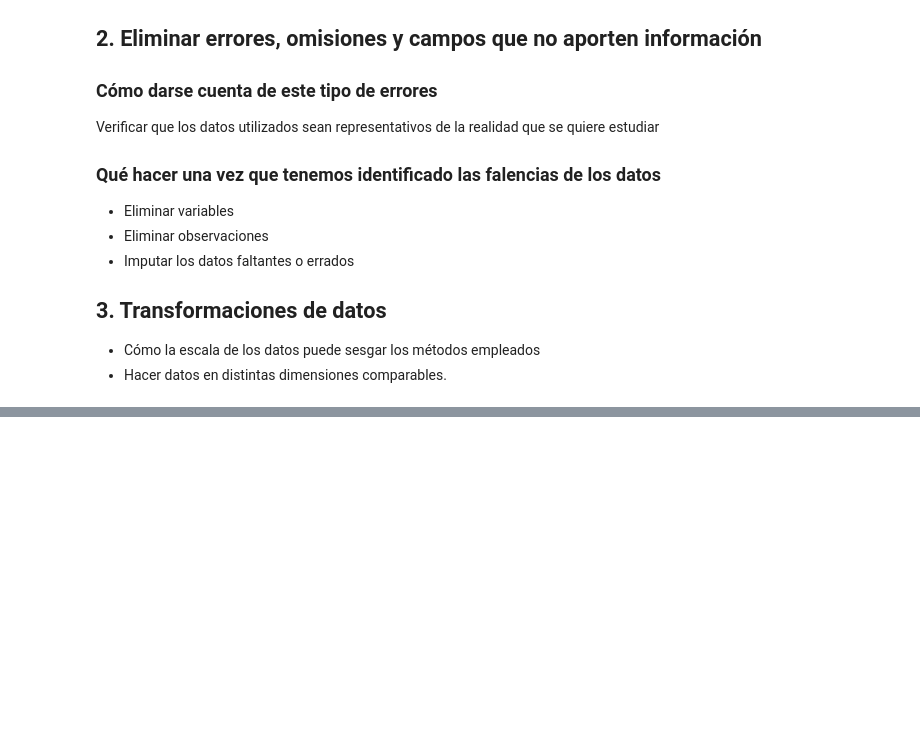
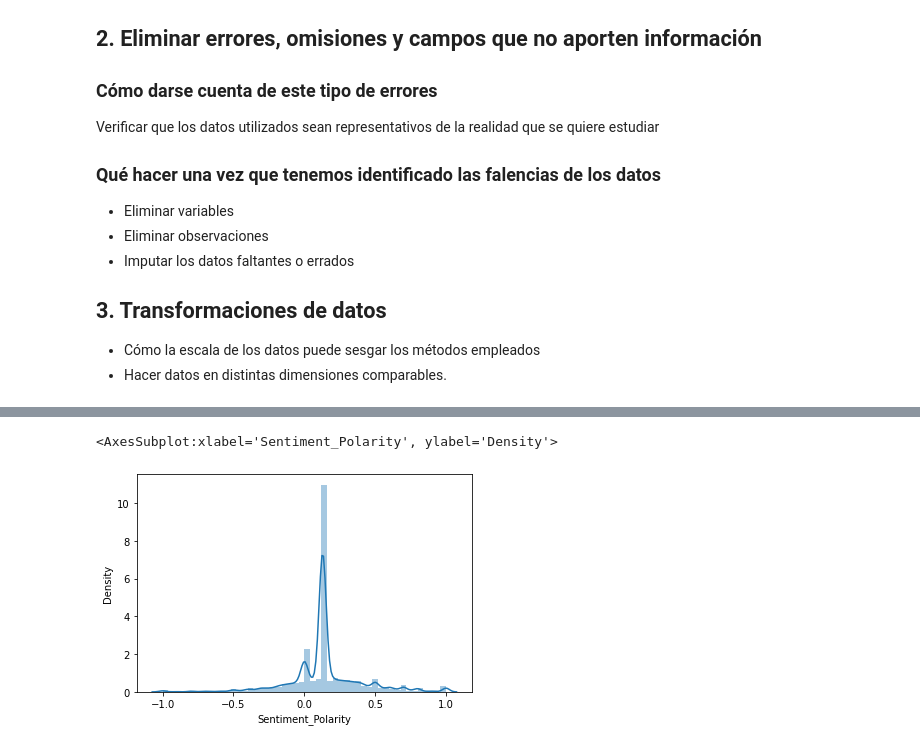
Before and after one commit to saguerraty/Aux-IN6531-, a Jupyter notebook: Aux 2 - preprocesamiento/Aux 2 - preprocesamiento.ipynb, the cells around one changed output, grey strips where cells are left out. Saved outputs shown, nothing was run; the diff lists cells and outputs as text; code cells hidden in the pictures; blank space fills up the shorter version.

```diff
--- a/Aux 2 - preprocesamiento/Aux 2 - preprocesamiento.ipynb
+++ b/Aux 2 - preprocesamiento/Aux 2 - preprocesamiento.ipynb
@@ -34,0 +315,11 @@ import pandas as pd
+# %%
+median = merged_dfs['Sentiment_Polarity'].median(skipna=True)
+
+copy_df = merged_dfs.copy()
+
+copy_df['Sentiment_Polarity'].fillna(median, inplace=True)
+
+sns.distplot(copy_df['Sentiment_Polarity'])
+# %% [output]
+<AxesSubplot:xlabel='Sentiment_Polarity', ylabel='Density'>
+[figure, added]
```
Also changed, not shown: parts of 81 cells of this notebook, 1 other file.
